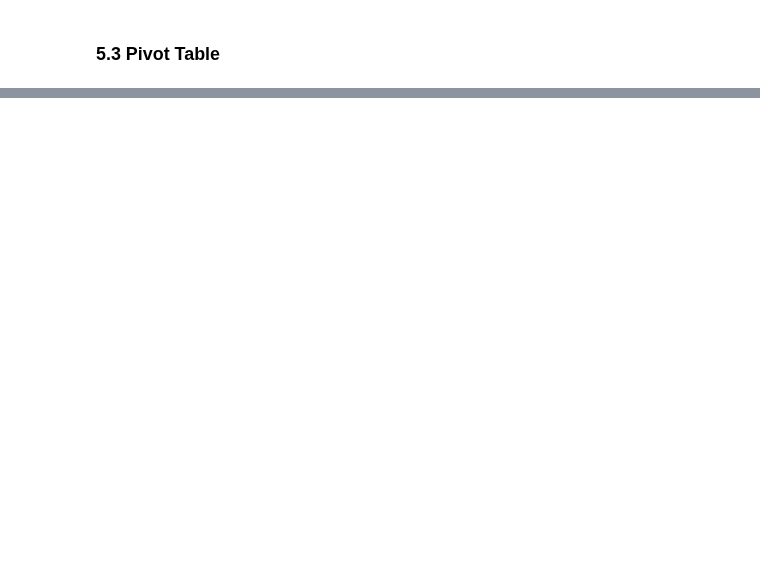
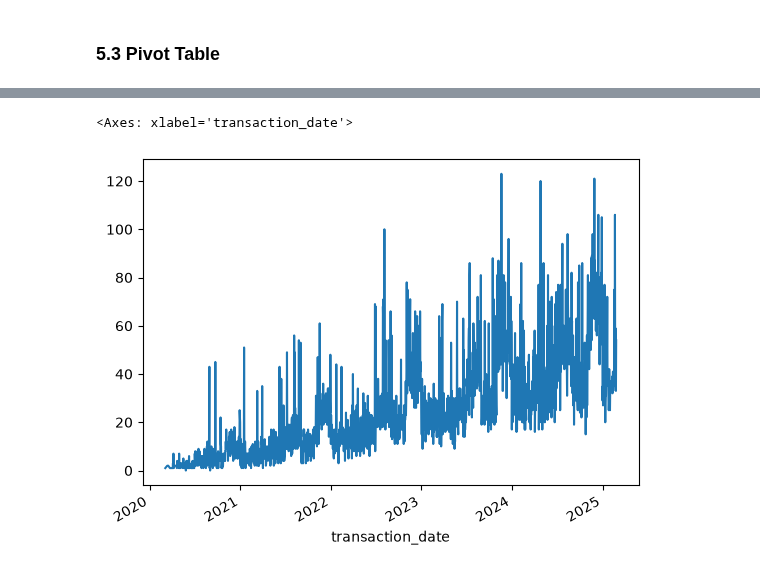
Before and after one commit to Re7absu/pandas_cleaning, a Jupyter notebook: notebook/analysis/01_core_analysis.ipynb, the cells around one changed output, grey strips where cells are left out. Saved outputs shown, nothing was run; the diff lists cells and outputs as text; code cells hidden in the pictures; blank space fills up the shorter version.

```diff
--- a/notebook/analysis/01_core_analysis.ipynb
+++ b/notebook/analysis/01_core_analysis.ipynb
@@ -395,0 +997,7 @@ merged.pivot_table(index="gender" , columns="preferred_channel" , values="custom
+# %%
+#How does the quantity sold change daily over time?
+daily_quantity=transactions.groupby("transaction_date")["quantity"].sum()
+daily_quantity.plot(kind="line")
+# %% [output]
+<Axes: xlabel='transaction_date'>
+[figure, added]
```
Also changed, not shown: parts of 70 cells of this notebook, 6 other files.
